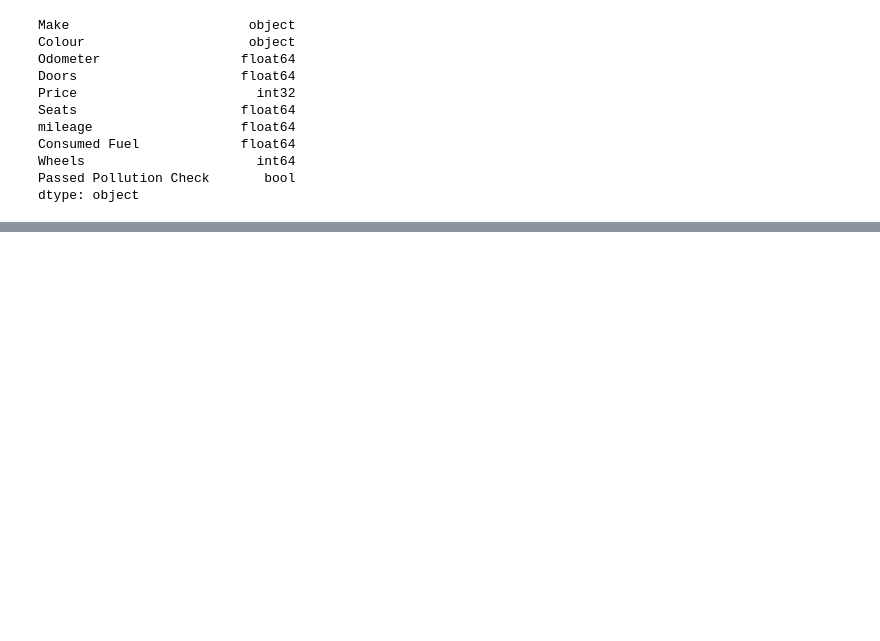
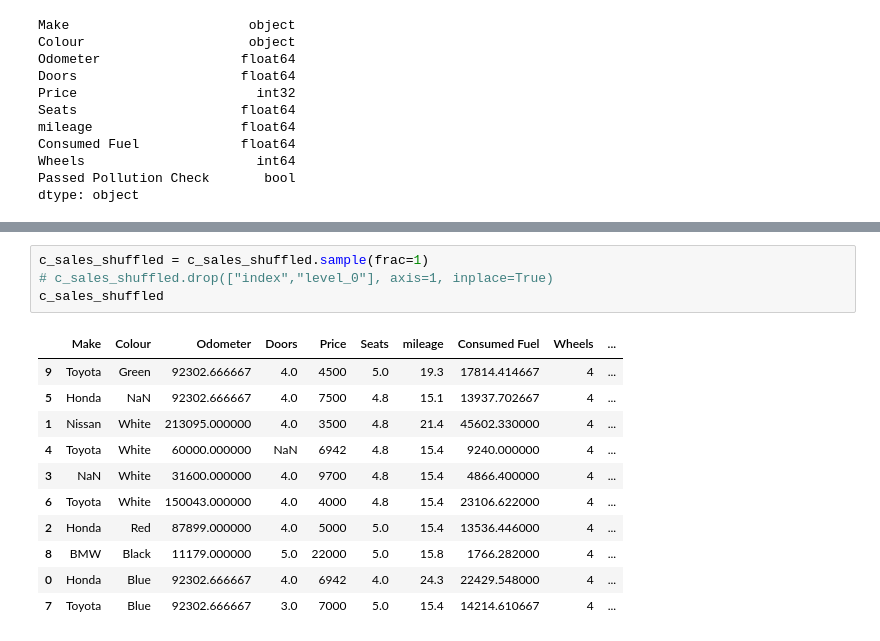
Before and after one commit to asrjy/ml-z2m, a Jupyter notebook: pandas_introduction/intro.ipynb, the cells around one changed output, grey strips where cells are left out. Drawn from its saved outputs; the diff is of its cells as text; blank space fills up the shorter version.

```diff
--- a/pandas_introduction/intro.ipynb
+++ b/pandas_introduction/intro.ipynb
@@ -550,0 +598,16 @@ dtype: object
+# %%
+c_sales_shuffled = c_sales_shuffled.sample(frac=1)
+# c_sales_shuffled.drop(["index","level_0"], axis=1, inplace=True)
+c_sales_shuffled
+# %% [output]
+|  | Make | Colour | Odometer | Doors | Price | Seats | mileage | Consumed Fuel | Wheels | ... |
+| 9 | Toyota | Green | 92302.666667 | 4.0 | 4500 | 5.0 | 19.3 | 17814.414667 | 4 | ... |
+| 5 | Honda | NaN | 92302.666667 | 4.0 | 7500 | 4.8 | 15.1 | 13937.702667 | 4 | ... |
+| 1 | Nissan | White | 213095.000000 | 4.0 | 3500 | 4.8 | 21.4 | 45602.330000 | 4 | ... |
+| 4 | Toyota | White | 60000.000000 | NaN | 6942 | 4.8 | 15.4 | 9240.000000 | 4 | ... |
+| 3 | NaN | White | 31600.000000 | 4.0 | 9700 | 4.8 | 15.4 | 4866.400000 | 4 | ... |
+| 6 | Toyota | White | 150043.000000 | 4.0 | 4000 | 4.8 | 15.4 | 23106.622000 | 4 | ... |
+| 2 | Honda | Red | 87899.000000 | 4.0 | 5000 | 5.0 | 15.4 | 13536.446000 | 4 | ... |
+| 8 | BMW | Black | 11179.000000 | 5.0 | 22000 | 5.0 | 15.8 | 1766.282000 | 4 | ... |
+| 0 | Honda | Blue | 92302.666667 | 4.0 | 6942 | 4.0 | 24.3 | 22429.548000 | 4 | ... |
+| 7 | Toyota | Blue | 92302.666667 | 3.0 | 7000 | 5.0 | 15.4 | 14214.610667 | 4 | ... |
```
Also changed, not shown: parts of 6 cells of this notebook, 3 other files.
